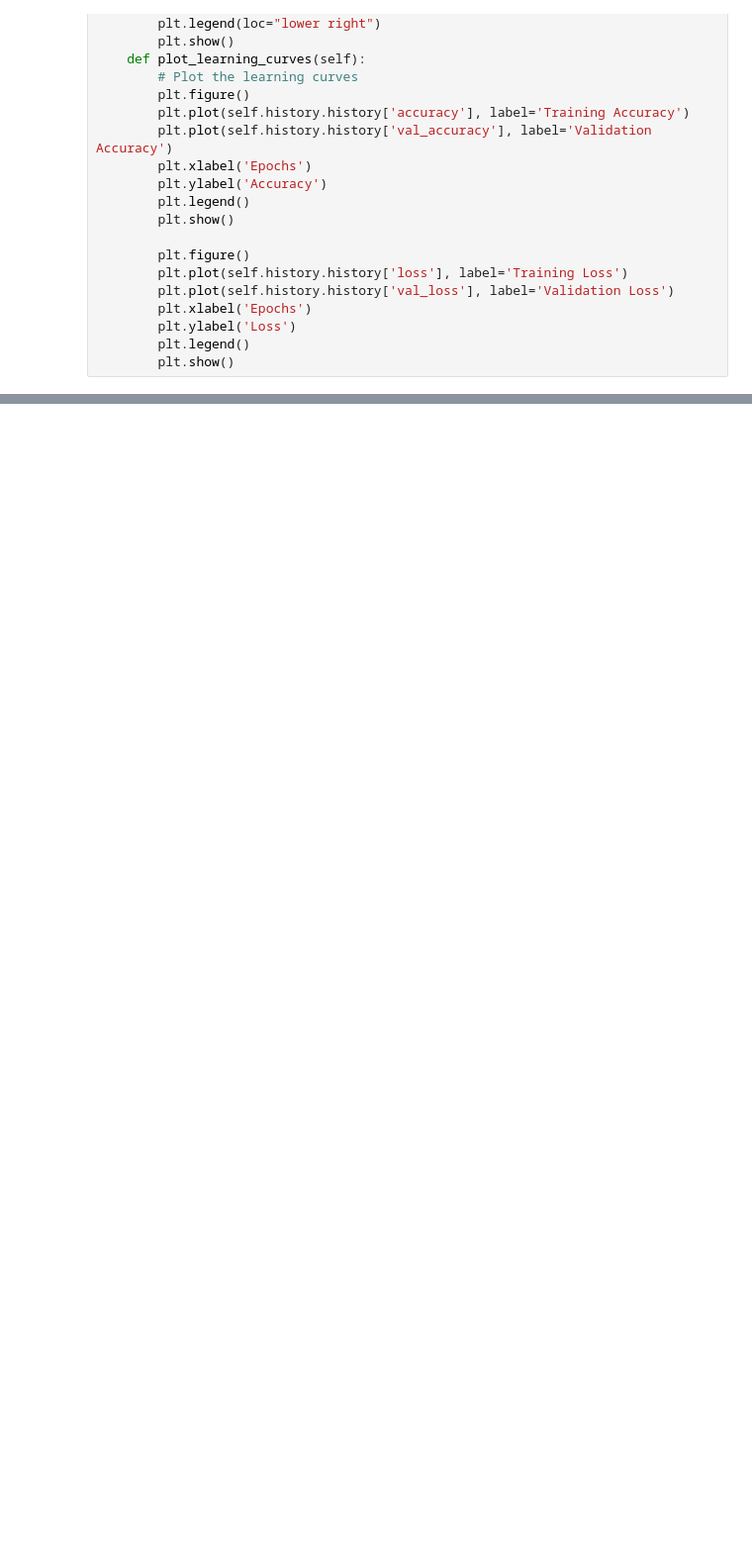
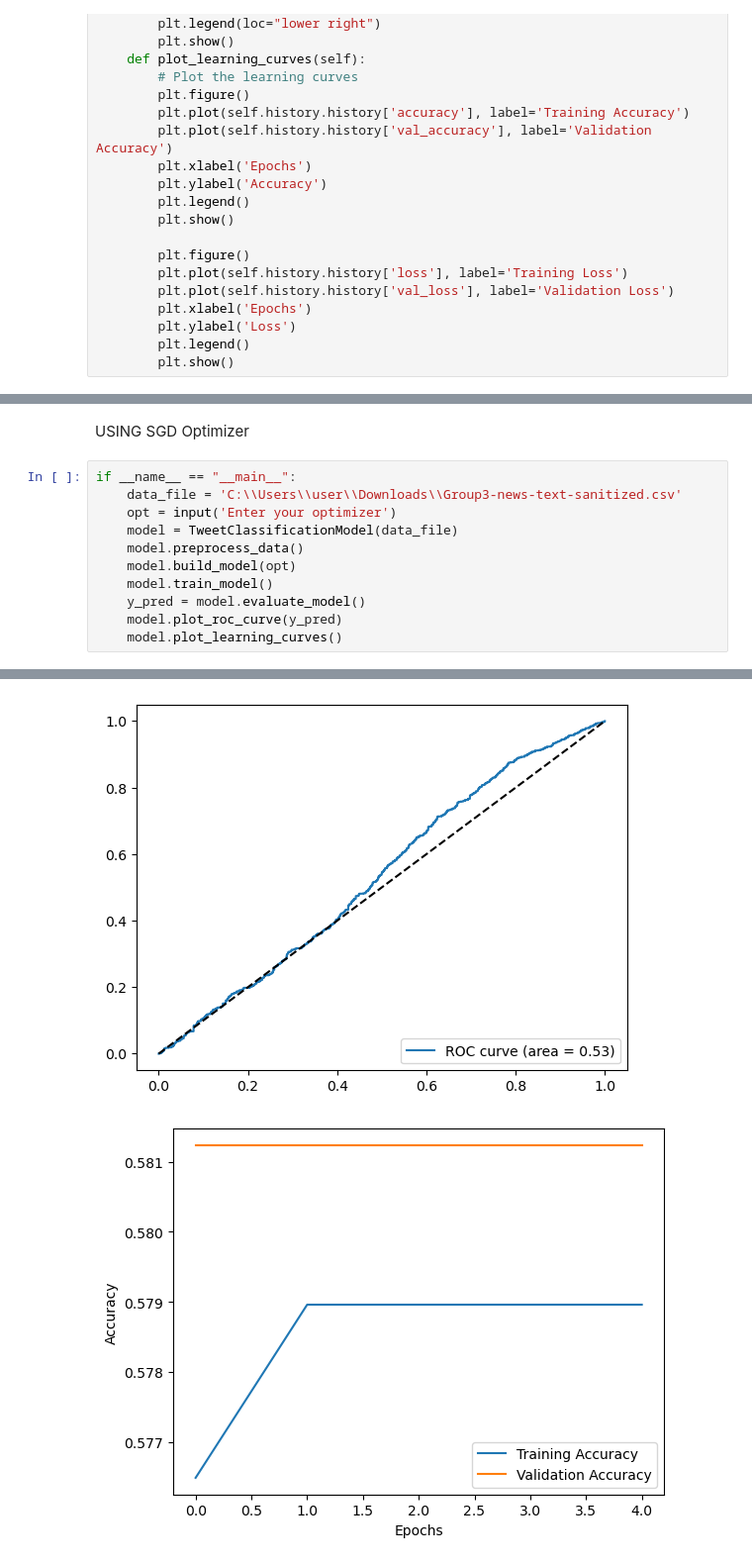
Before and after one commit to Sudkart/DS_ProjectManagement, a Jupyter notebook: model_DNN_OOPS.ipynb, the cells around one changed output, grey strips where cells are left out. Shown at 99% size. Saved outputs shown, nothing was run; the diff lists cells and outputs as text; blank space fills up the shorter version.

```diff
--- a/model_DNN_OOPS.ipynb
+++ b/model_DNN_OOPS.ipynb
@@ -113,0 +145,14 @@ AUC: 0.8483923390134817
+# %% [markdown]
+USING SGD Optimizer
+# %%
+if __name__ == "__main__":
+    data_file = 'C:\\Users\\user\\Downloads\\Group3-news-text-sanitized.csv'
+    opt = input('Enter your optimizer')
+    model = TweetClassificationModel(data_file)
+    model.preprocess_data()
+    model.build_model(opt)
+    model.train_model()
+    y_pred = model.evaluate_model()
+    model.plot_roc_curve(y_pred)
+    model.plot_learning_curves()
+# %% [output]
@@ -113,0 +171,2 @@ AUC: 0.8483923390134817
+[figure, added]
+[figure, added]
```
Also changed, not shown: parts of 13 cells of this notebook.
